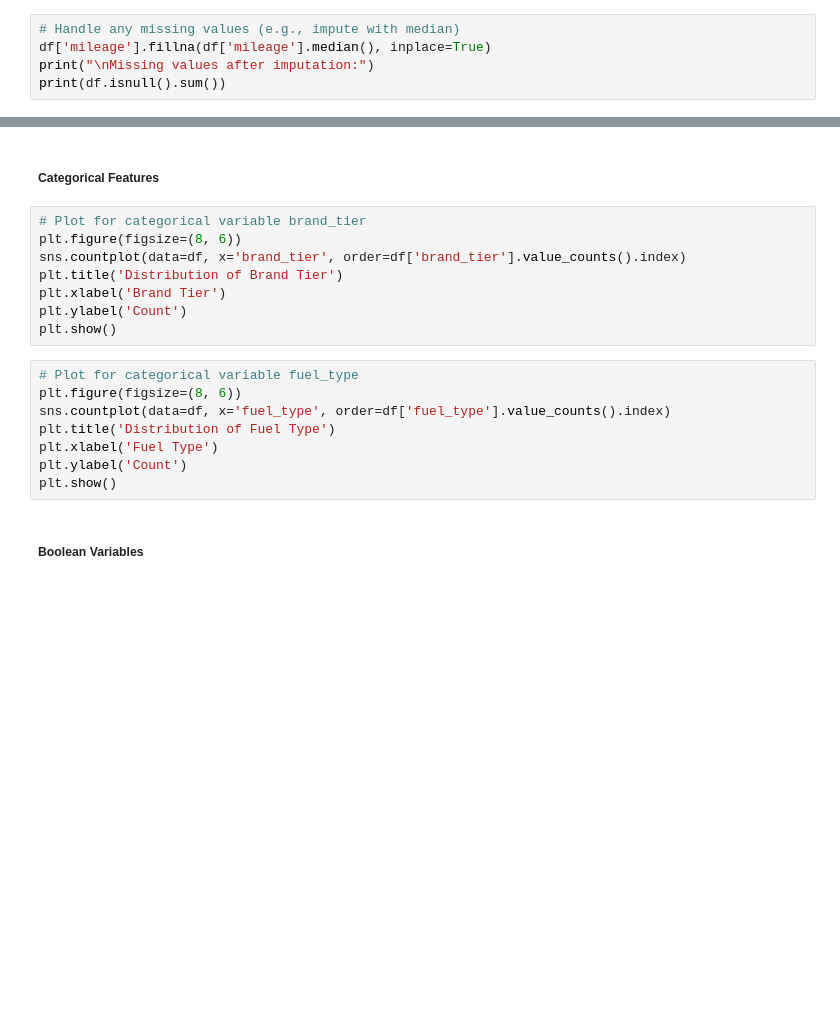
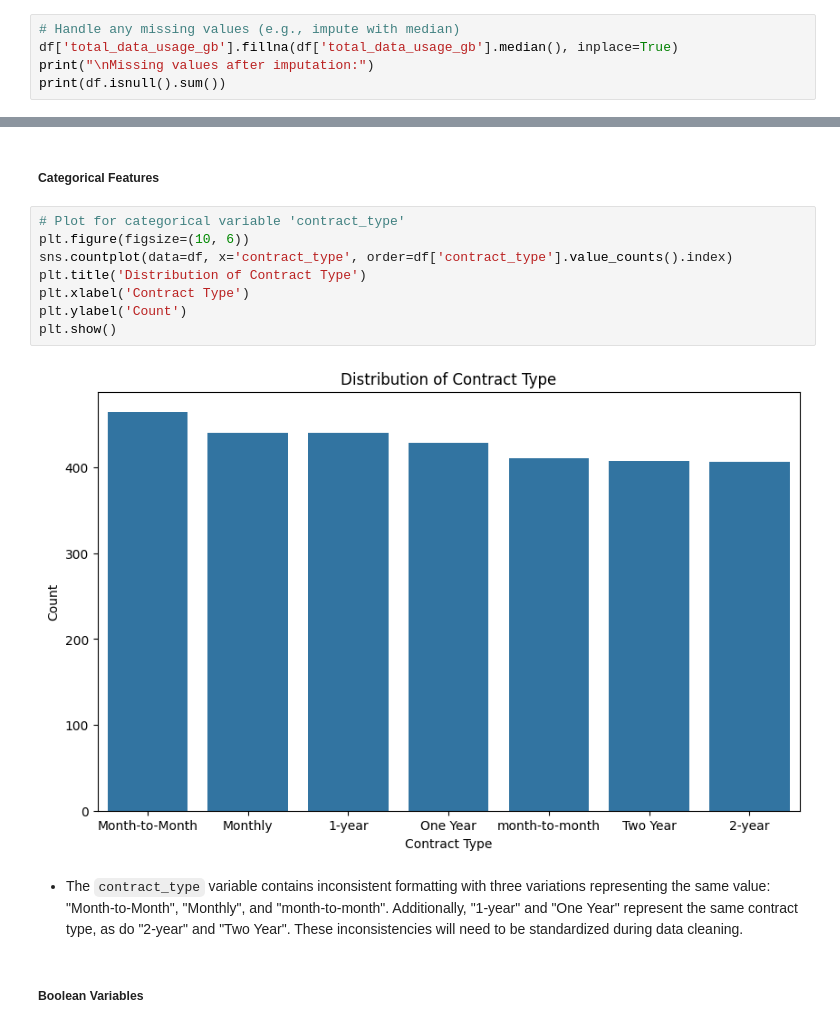
Before and after one commit to KyleHollands/Practice_Project__Telecom-Churn-Prediction, a Jupyter notebook: Telecom Churn Prediction.ipynb, the cells around one changed output, grey strips where cells are left out. Drawn from its saved outputs; the diff is of its cells as text; blank space fills up the shorter version.

```diff
--- a/Telecom Churn Prediction.ipynb
+++ b/Telecom Churn Prediction.ipynb
@@ -335,6 +386,6 @@ print(f"\nNumber of duplicate rows: {duplicates}")
 #### **Task 2f. Handle Missing Values & Incomplete Data**
 # %%
 # Handle any missing values (e.g., impute with median)
-df['mileage'].fillna(df['mileage'].median(), inplace=True)
+df['total_data_usage_gb'].fillna(df['total_data_usage_gb'].median(), inplace=True)
 print("\nMissing values after imputation:")
 print(df.isnull().sum())
@@ -369,21 +443,17 @@ This section provides comprehensive visualizations to understand data distributi
 # %% [markdown]
 ##### Categorical Features
 # %%
-# Plot for categorical variable brand_tier
-plt.figure(figsize=(8, 6))
-sns.countplot(data=df, x='brand_tier', order=df['brand_tier'].value_counts().index)
-plt.title('Distribution of Brand Tier')
-plt.xlabel('Brand Tier')
+# Plot for categorical variable 'contract_type'
+plt.figure(figsize=(10, 6))
+sns.countplot(data=df, x='contract_type', order=df['contract_type'].value_counts().index)
+plt.title('Distribution of Contract Type')
+plt.xlabel('Contract Type')
 plt.ylabel('Count')
 plt.show()
+# %% [output]
+[figure, added]
-# %%
-# Plot for categorical variable fuel_type
-plt.figure(figsize=(8, 6))
-sns.countplot(data=df, x='fuel_type', order=df['fuel_type'].value_counts().index)
-plt.title('Distribution of Fuel Type')
-plt.xlabel('Fuel Type')
-plt.ylabel('Count')
-plt.show()
+# %% [markdown]
+- The `contract_type` variable contains inconsistent formatting with three variations representing the same value: "Month-to-Month", "Monthly", and "month-to-month". Additionally, "1-year" and "One Year" represent the same contract type, as do "2-year" and "Two Year". These inconsistencies will need to be standardized during data cleaning.
 # %% [markdown]
 ##### Boolean Variables
 # %%
```
Also changed, not shown: parts of 72 cells of this notebook, 1 other file.
